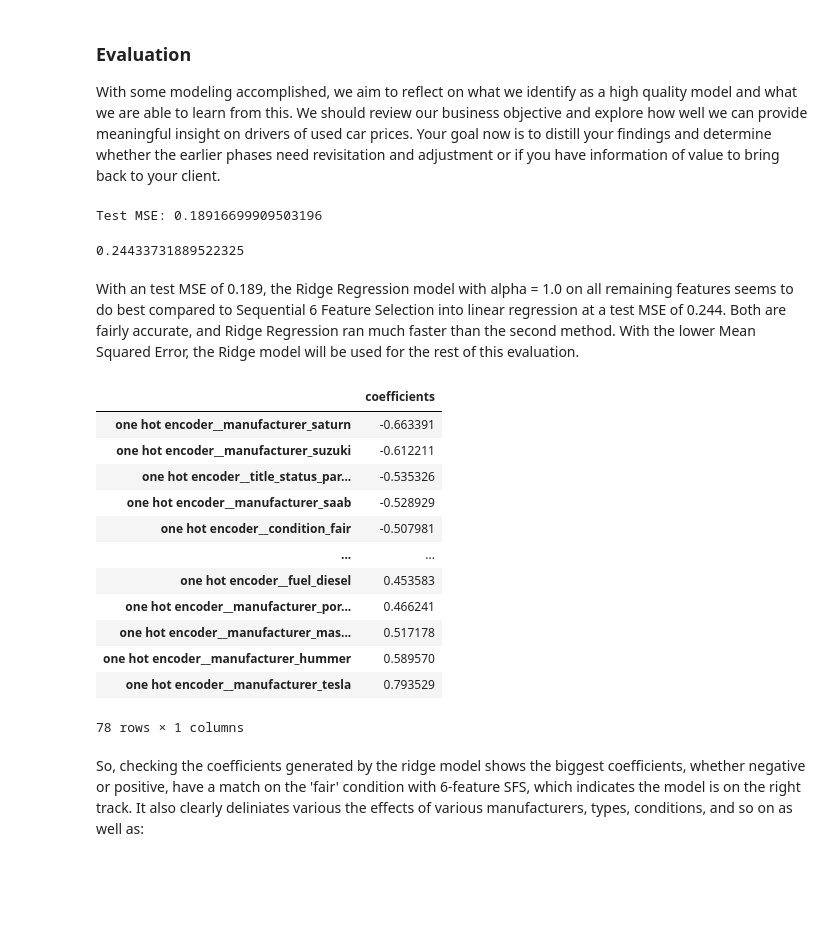
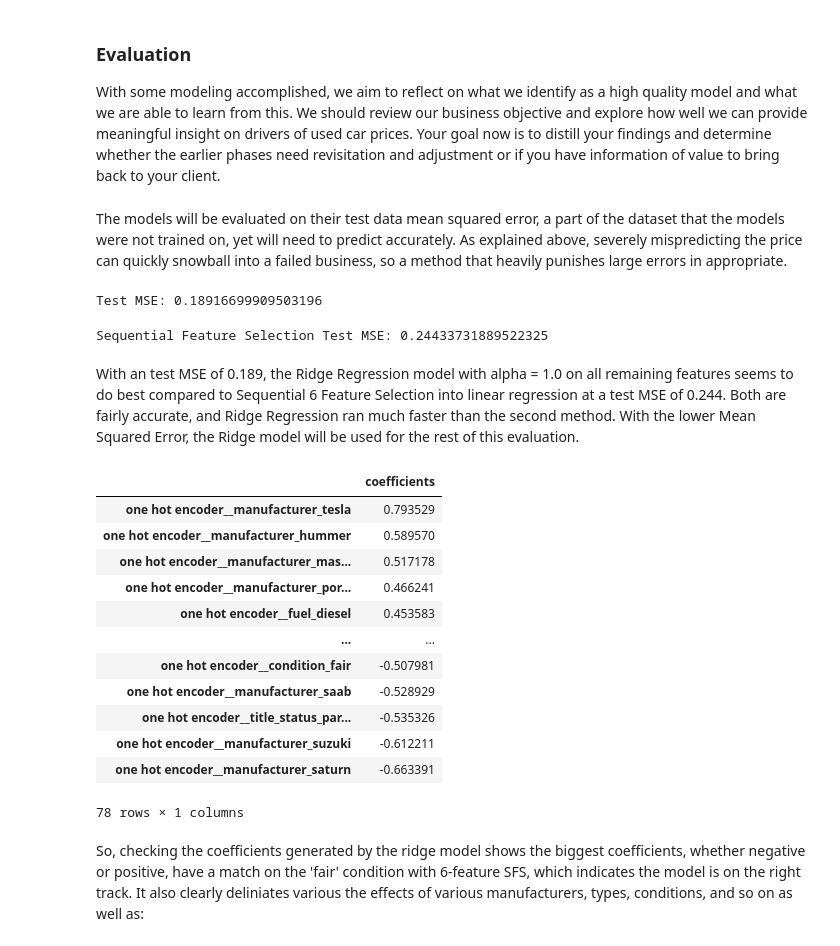
Before and after one commit to tshih94/car-price-model, a Jupyter notebook: car-price.ipynb, the cells around one changed output. Cells and saved outputs as stored; diff of their text form; code cells hidden in the pictures; blank space fills up the shorter version.

```diff
--- a/car-price.ipynb
+++ b/car-price.ipynb
@@ -593,4 +593,6 @@ Sequential Feature Selector (SFS) pointed out the 'fair' condition, age, odomete
 ### Evaluation
 
 With some modeling accomplished, we aim to reflect on what we identify as a high quality model and what we are able to learn from this.  We should review our business objective and explore how well we can provide meaningful insight on drivers of used car prices.  Your goal now is to distill your findings and determine whether the earlier phases need revisitation and adjustment or if you have information of value to bring back to your client.
+# %% [markdown]
+The models will be evaluated on their test data mean squared error, a part of the dataset that the models were not trained on, yet will need to predict accurately. As explained above, severely mispredicting the price can quickly snowball into a failed business, so a method that heavily punishes large errors in appropriate.
 # %%
@@ -598,28 +600,28 @@ print(f'Test MSE: {model_test_mse}')
 # %% [output]
 Test MSE: 0.18916699909503196
 # %%
-sequential_reduced_train_mse = mean_squared_error(y_train,lr.predict(X_reduced_train))
+sequential_reduced_train_mse = mean_squared_error(y_train,lr.predict(X_reduced_train)) #MSE for SFS +linear model
 sequential_reduced_test_mse = mean_squared_error(y_test,lr.predict(X_reduced_test))
-print(sequential_reduced_test_mse)
+print(f'Sequential Feature Selection Test MSE: {sequential_reduced_test_mse}')
 # %% [output]
-0.24433731889522325
+Sequential Feature Selection Test MSE: 0.24433731889522325
 # %% [markdown]
 With an test MSE of 0.189, the Ridge Regression model with alpha = 1.0 on all remaining features seems to do best compared to Sequential 6 Feature Selection into linear regression at a test MSE of 0.244. Both are fairly accurate, and Ridge Regression ran much faster than the second method. With the lower Mean Squared Error, the Ridge model will be used for the rest of this evaluation.
 # %%
-df_coef.sort_values('coefficients') #sort coefficients from low to high
+df_coef.sort_values('coefficients', ascending = False) #sort coefficients from high to low, see top 5 and bottom 5
 # %% [output]
 |  | coefficients |
+| one hot encoder__manufacturer_tesla | 0.793529 |
+| one hot encoder__manufacturer_hummer | 0.589570 |
+| one hot encoder__manufacturer_mas... | 0.517178 |
+| one hot encoder__manufacturer_por... | 0.466241 |
+| one hot encoder__fuel_diesel | 0.453583 |
+| ... | ... |
+| one hot encoder__condition_fair | -0.507981 |
+| one hot encoder__manufacturer_saab | -0.528929 |
+| one hot encoder__title_status_par... | -0.535326 |
+| one hot encoder__manufacturer_suzuki | -0.612211 |
 | one hot encoder__manufacturer_saturn | -0.663391 |
-| one hot encoder__manufacturer_suzuki | -0.612211 |
-| one hot encoder__title_status_par... | -0.535326 |
-| one hot encoder__manufacturer_saab | -0.528929 |
-| one hot encoder__condition_fair | -0.507981 |
-| ... | ... |
-| one hot encoder__fuel_diesel | 0.453583 |
-| one hot encoder__manufacturer_por... | 0.466241 |
-| one hot encoder__manufacturer_mas... | 0.517178 |
-| one hot encoder__manufacturer_hummer | 0.589570 |
-| one hot encoder__manufacturer_tesla | 0.793529 |
 78 rows × 1 columns
 # %% [markdown]
 So, checking the coefficients generated by the ridge model shows the biggest coefficients, whether negative or positive, have a match on the 'fair' condition with 6-feature SFS, which indicates the model is on the right track. It also clearly deliniates various the effects of various manufacturers, types, conditions, and so on as well as:
```
Also changed, not shown: parts of 1 cell of this notebook.
